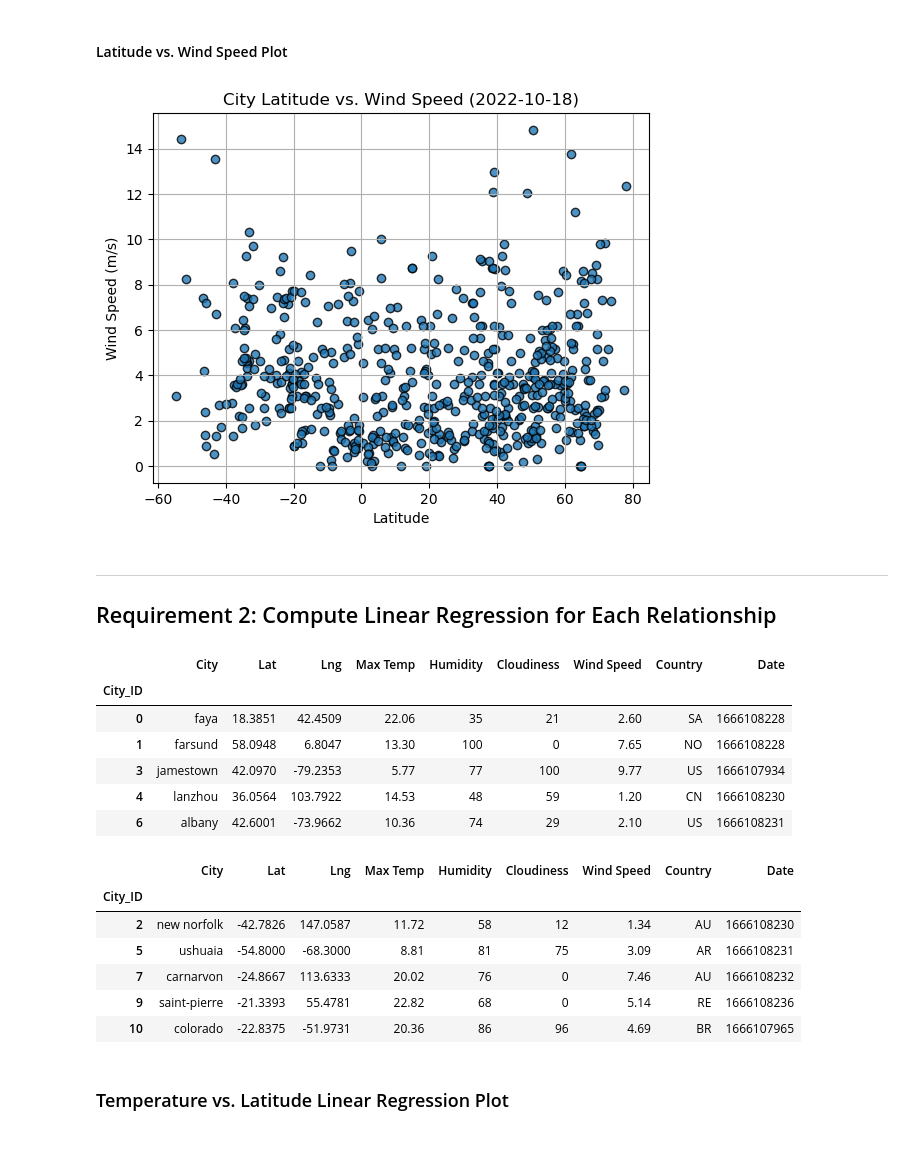
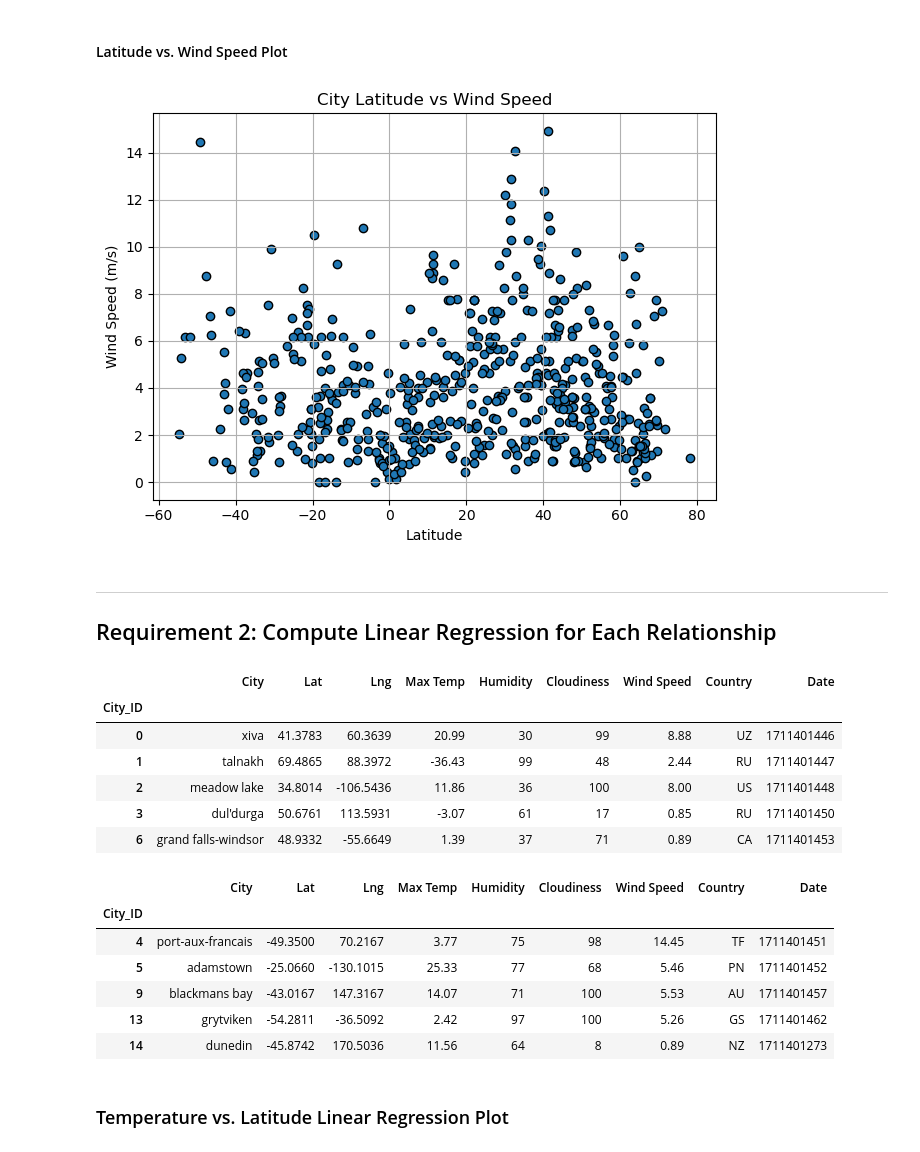
Before and after one commit to AlyssaChand/World_Weather_Analysis, a Jupyter notebook: WeatherPy/WeatherPy.ipynb, the cells around one changed output. Cells and saved outputs as stored; diff of their text form; code cells hidden in the pictures.

```diff
--- a/WeatherPy/WeatherPy.ipynb
+++ b/WeatherPy/WeatherPy.ipynb
@@ -174,6 +192,6 @@ city_data_df.to_csv("output_data/cities.csv", index_label="City_ID")
 # %%
 # Read saved data
-city_data_df = pd.read_csv("output_data/cities.csv", index_col="City_ID")
+city_data_df = pd.read_csv("../output_data/cities.csv", index_col="City_ID")
 
 # Display sample data
 city_data_df.head()
@@ -191,13 +209,20 @@ city_data_df.head()
 #### Latitude Vs. Temperature
 # %%
 # Build scatter plot for latitude vs. temperature
-# YOUR CODE HERE
+latitude = city_data_df['Lat']
+temperature = city_data_df['Max Temp']
+
+plt.scatter(latitude, temperature, marker='o', edgecolor='black')
 
 # Incorporate the other graph properties
-# YOUR CODE HERE
+plt.grid(True)
+plt.title('City Latitude vs Temperature')
+plt.xlabel('Latitude')
+plt.ylabel('Max Temperature (C)')
+plt.tight_layout()
 
 # Save the figure
-plt.savefig("output_data/Fig1.png")
+plt.savefig("../output_data/Fig1.png")
 
 # Show plot
 plt.show()
@@ -239,18 +276,24 @@ plt.show()
 #### Latitude vs. Wind Speed Plot
 # %%
 # Build the scatter plots for latitude vs. wind speed
-# YOUR CODE HERE
+wind = city_data_df['Wind Speed']
+
+plt.scatter(latitude, wind, marker='o', edgecolor='black')
 
 # Incorporate the other graph properties
-# YOUR CODE HERE
+plt.grid(True)
+plt.title('City Latitude vs Wind Speed')
+plt.xlabel('Latitude')
+plt.ylabel('Wind Speed (m/s)')
+plt.tight_layout()
 
 # Save the figure
-plt.savefig("output_data/Fig4.png")
+plt.savefig("../output_data/Fig4.png")
 
 # Show plot
 plt.show()
 # %% [output]
-[figure, old version]
+[figure, new version]
 # %% [markdown]
 ---
 
@@ -261,30 +318,30 @@ plt.show()
 # %%
 # Create a DataFrame with the Northern Hemisphere data (Latitude >= 0)
-# YOUR CODE HERE
+northern_hemi_df = city_data_df[city_data_df['Lat'] >= 0]
 
 # Display sample data
 northern_hemi_df.head()
 # %% [output]
 |  | City | Lat | Lng | Max Temp | Humidity | Cloudiness | Wind Speed | Country | Date |
 | City_ID |  |  |  |  |  |  |  |  |  |
-| 0 | faya | 18.3851 | 42.4509 | 22.06 | 35 | 21 | 2.60 | SA | 1666108228 |
-| 1 | farsund | 58.0948 | 6.8047 | 13.30 | 100 | 0 | 7.65 | NO | 1666108228 |
-| 3 | jamestown | 42.0970 | -79.2353 | 5.77 | 77 | 100 | 9.77 | US | 1666107934 |
-| 4 | lanzhou | 36.0564 | 103.7922 | 14.53 | 48 | 59 | 1.20 | CN | 1666108230 |
-| 6 | albany | 42.6001 | -73.9662 | 10.36 | 74 | 29 | 2.10 | US | 1666108231 |
+| 0 | xiva | 41.3783 | 60.3639 | 20.99 | 30 | 99 | 8.88 | UZ | 1711401446 |
+| 1 | talnakh | 69.4865 | 88.3972 | -36.43 | 99 | 48 | 2.44 | RU | 1711401447 |
+| 2 | meadow lake | 34.8014 | -106.5436 | 11.86 | 36 | 100 | 8.00 | US | 1711401448 |
+| 3 | dul'durga | 50.6761 | 113.5931 | -3.07 | 61 | 17 | 0.85 | RU | 1711401450 |
+| 6 | grand falls-windsor | 48.9332 | -55.6649 | 1.39 | 37 | 71 | 0.89 | CA | 1711401453 |
 # %%
 # Create a DataFrame with the Southern Hemisphere data (Latitude < 0)
-# YOUR CODE HERE
+southern_hemi_df = city_data_df[city_data_df['Lat'] < 0]
 
 # Display sample data
 southern_hemi_df.head()
 # %% [output]
 |  | City | Lat | Lng | Max Temp | Humidity | Cloudiness | Wind Speed | Country | Date |
 | City_ID |  |  |  |  |  |  |  |  |  |
-| 2 | new norfolk | -42.7826 | 147.0587 | 11.72 | 58 | 12 | 1.34 | AU | 1666108230 |
-| 5 | ushuaia | -54.8000 | -68.3000 | 8.81 | 81 | 75 | 3.09 | AR | 1666108231 |
-| 7 | carnarvon | -24.8667 | 113.6333 | 20.02 | 76 | 0 | 7.46 | AU | 1666108232 |
-| 9 | saint-pierre | -21.3393 | 55.4781 | 22.82 | 68 | 0 | 5.14 | RE | 1666108236 |
-| 10 | colorado | -22.8375 | -51.9731 | 20.36 | 86 | 96 | 4.69 | BR | 1666107965 |
+| 4 | port-aux-francais | -49.3500 | 70.2167 | 3.77 | 75 | 98 | 14.45 | TF | 1711401451 |
+| 5 | adamstown | -25.0660 | -130.1015 | 25.33 | 77 | 68 | 5.46 | PN | 1711401452 |
+| 9 | blackmans bay | -43.0167 | 147.3167 | 14.07 | 71 | 100 | 5.53 | AU | 1711401457 |
+| 13 | grytviken | -54.2811 | -36.5092 | 2.42 | 97 | 100 | 5.26 | GS | 1711401462 |
+| 14 | dunedin | -45.8742 | 170.5036 | 11.56 | 64 | 8 | 0.89 | NZ | 1711401273 |
 # %% [markdown]
 ###  Temperature vs. Latitude Linear Regression Plot
```
Also changed, not shown: parts of 37 cells of this notebook.
